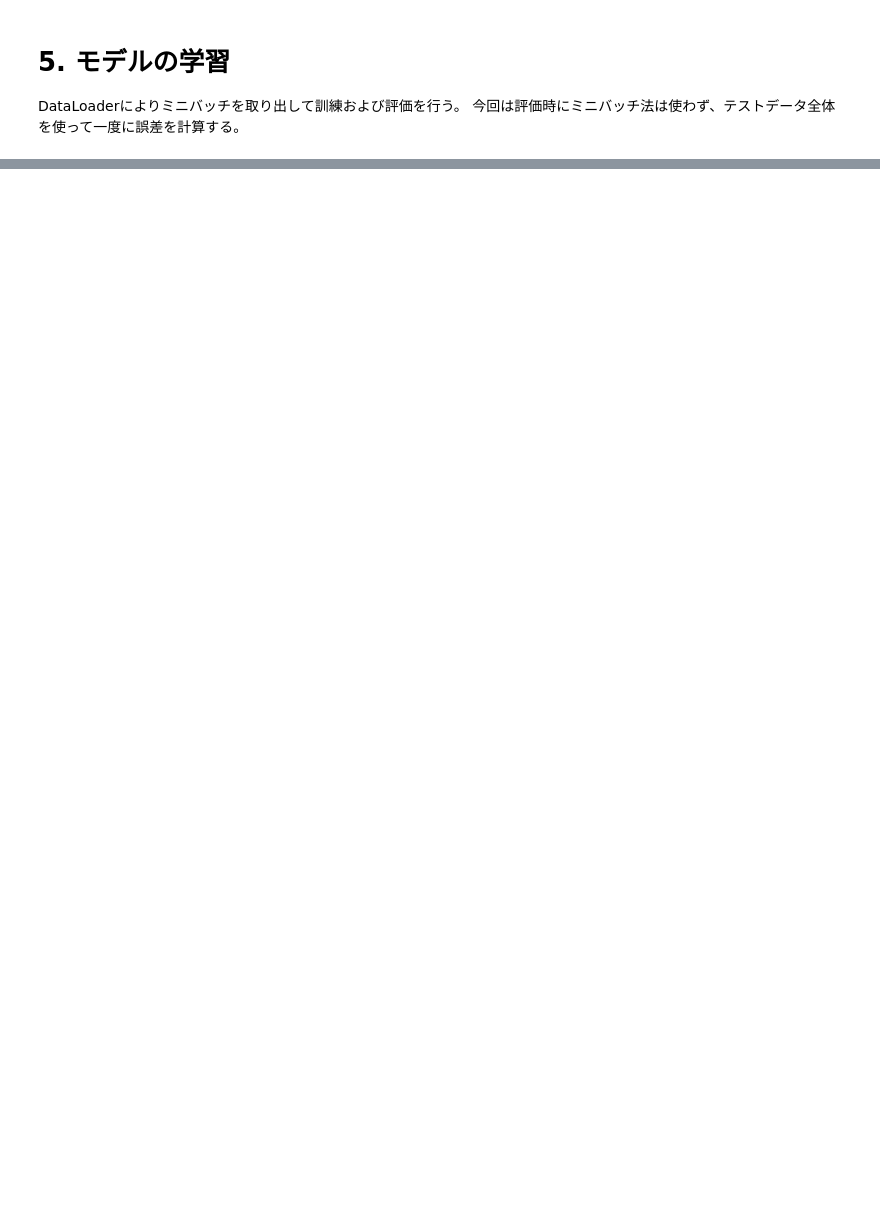
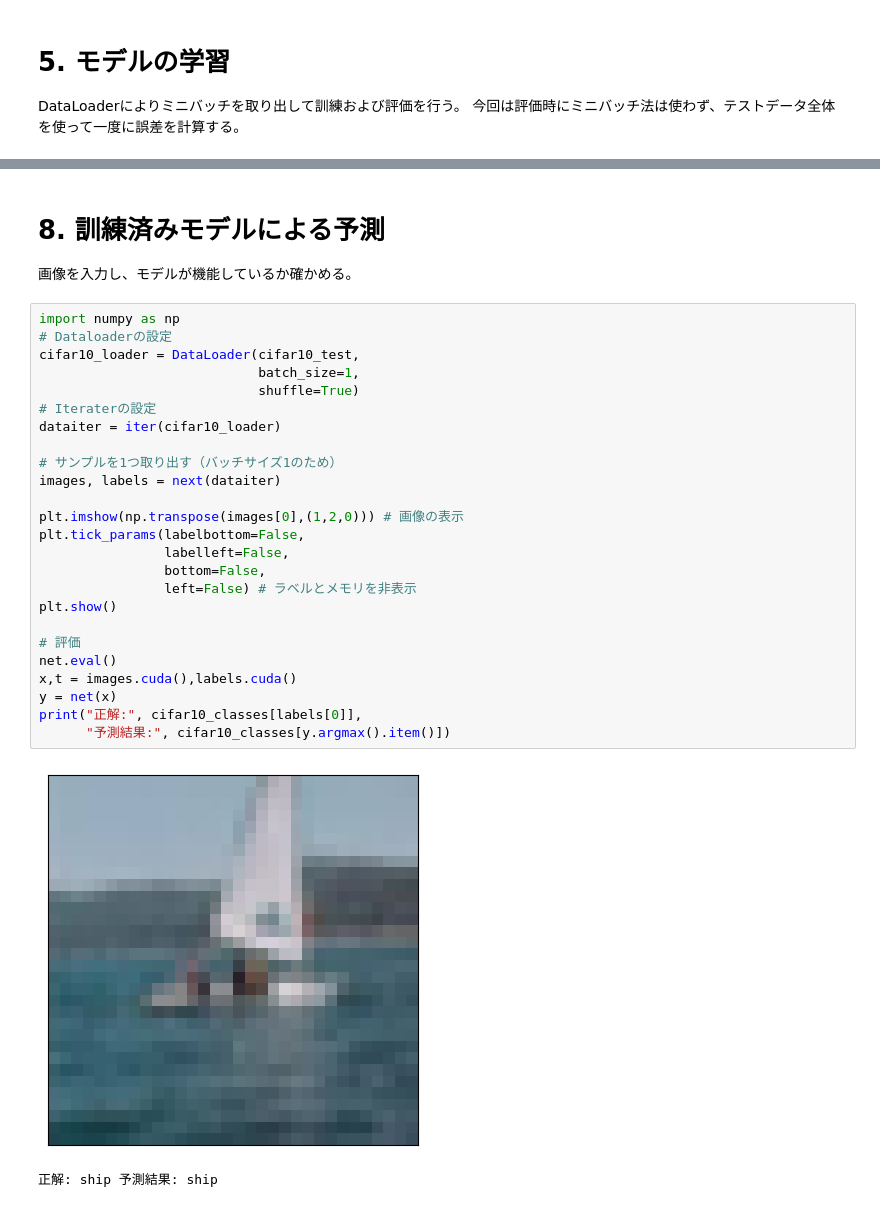
Before and after one commit to gusti-amber/udemy_pytorch, a Jupyter notebook: lecture/lec4_cnn.ipynb, the cells around one changed output, grey strips where cells are left out. Cells and saved outputs as stored; diff of their text form; blank space fills up the shorter version.

```diff
--- a/lecture/lec4_cnn.ipynb
+++ b/lecture/lec4_cnn.ipynb
@@ -248,0 +334,31 @@ record_loss_test = []
+# %% [markdown]
+# 8. 訓練済みモデルによる予測
+画像を入力し、モデルが機能しているか確かめる。
+# %%
+import numpy as np
+# Dataloaderの設定
+cifar10_loader = DataLoader(cifar10_test,
+                            batch_size=1,
+                            shuffle=True)
+# Iteraterの設定
+dataiter = iter(cifar10_loader)
+
+# サンプルを1つ取り出す（バッチサイズ1のため）
+images, labels = next(dataiter)
+
+plt.imshow(np.transpose(images[0],(1,2,0))) # 画像の表示
+plt.tick_params(labelbottom=False,
+                labelleft=False,
+                bottom=False,
+                left=False) # ラベルとメモリを非表示
+plt.show()
+
+# 評価
+net.eval()
+x,t = images.cuda(),labels.cuda()
+y = net(x)
+print("正解:", cifar10_classes[labels[0]],
+      "予測結果:", cifar10_classes[y.argmax().item()])
+# %% [output]
+[figure, added]
+正解: ship 予測結果: ship
```
Also changed, not shown: parts of 8 cells of this notebook.
